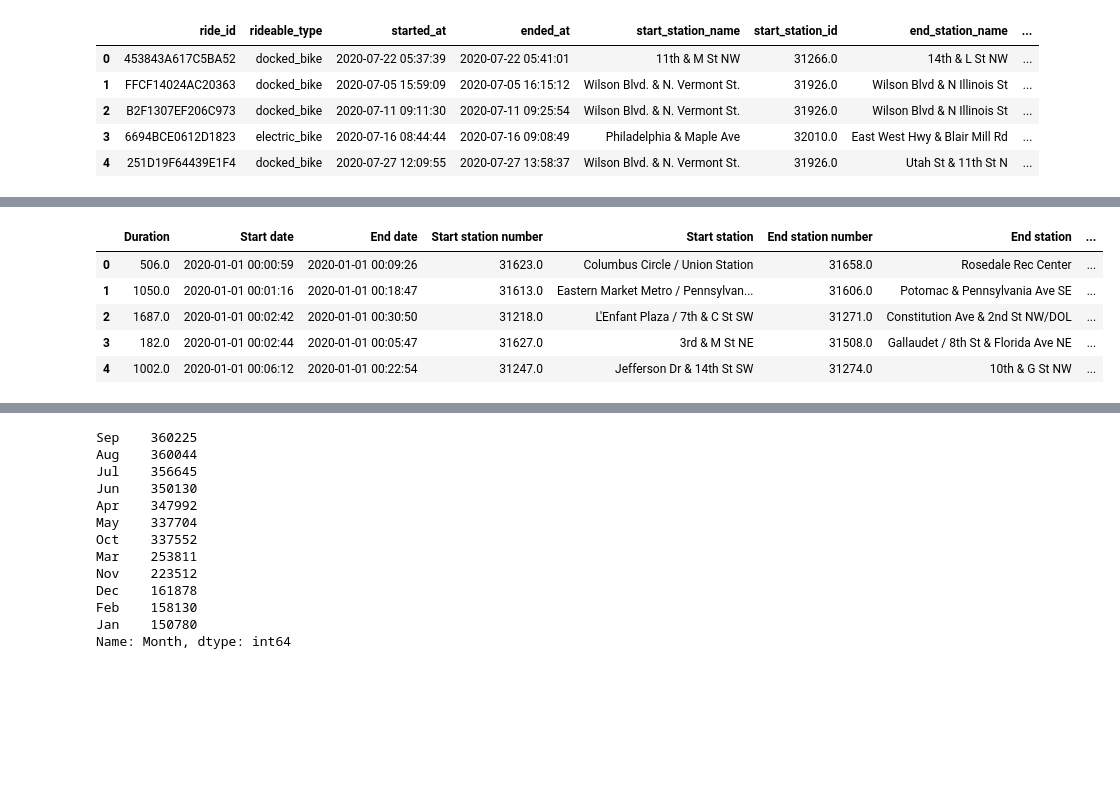
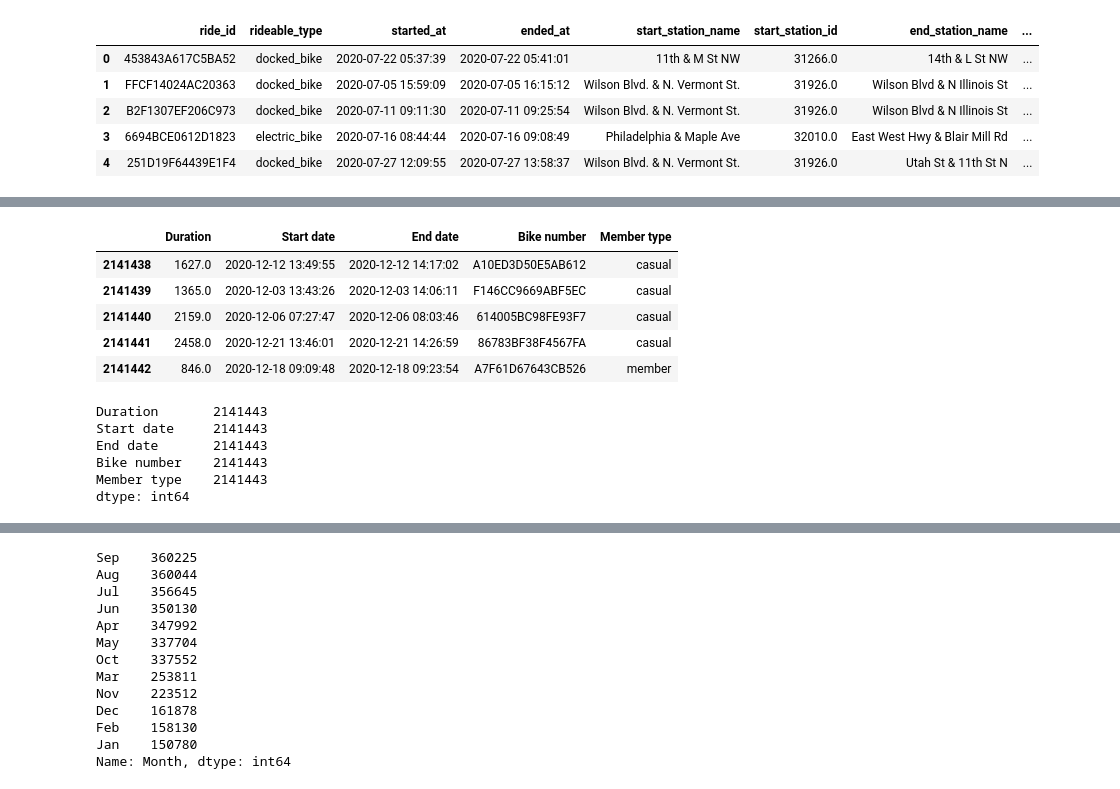
Before and after one commit to digantpatel87/Project1D2, a Jupyter notebook: Code/Project1D2.ipynb, the cells around one changed output, grey strips where cells are left out. Saved outputs shown, nothing was run; the diff lists cells and outputs as text; code cells hidden in the pictures; blank space fills up the shorter version.

Commit message:
Final Clean data Code

```diff
--- a/Code/Project1D2.ipynb
+++ b/Code/Project1D2.ipynb
@@ -192,15 +195,28 @@ memory usage: 36.9+ MB
 # %%
 #---NEW consolidated 2020 dataset
 combined_2020_df = pd.concat([combined_2020_1st_df, combined_2020_2ndcol_df], ignore_index=True)
-combined_2020_df.head()
+combined_2020_df = combined_2020_df.drop(['Start station number','Start station','End station number','End station'], axis = 1)
+combined_2020_df.tail()
 # %% [output]
-|  | Duration | Start date | End date | Start station number | Start station | End station number | End station | ... |
-| 0 | 506.0 | 2020-01-01 00:00:59 | 2020-01-01 00:09:26 | 31623.0 | Columbus Circle / Union Station | 31658.0 | Rosedale Rec Center | ... |
-| 1 | 1050.0 | 2020-01-01 00:01:16 | 2020-01-01 00:18:47 | 31613.0 | Eastern Market Metro / Pennsylvan... | 31606.0 | Potomac & Pennsylvania Ave SE | ... |
-| 2 | 1687.0 | 2020-01-01 00:02:42 | 2020-01-01 00:30:50 | 31218.0 | L'Enfant Plaza / 7th & C St SW | 31271.0 | Constitution Ave & 2nd St NW/DOL | ... |
-| 3 | 182.0 | 2020-01-01 00:02:44 | 2020-01-01 00:05:47 | 31627.0 | 3rd & M St NE | 31508.0 | Gallaudet / 8th St & Florida Ave NE | ... |
-| 4 | 1002.0 | 2020-01-01 00:06:12 | 2020-01-01 00:22:54 | 31247.0 | Jefferson Dr & 14th St SW | 31274.0 | 10th & G St NW | ... |
+|  | Duration | Start date | End date | Bike number | Member type |
+| 2141438 | 1627.0 | 2020-12-12 13:49:55 | 2020-12-12 14:17:02 | A10ED3D50E5AB612 | casual |
+| 2141439 | 1365.0 | 2020-12-03 13:43:26 | 2020-12-03 14:06:11 | F146CC9669ABF5EC | casual |
+| 2141440 | 2159.0 | 2020-12-06 07:27:47 | 2020-12-06 08:03:46 | 614005BC98FE93F7 | casual |
+| 2141441 | 2458.0 | 2020-12-21 13:46:01 | 2020-12-21 14:26:59 | 86783BF38F4567FA | casual |
+| 2141442 | 846.0 | 2020-12-18 09:09:48 | 2020-12-18 09:23:54 | A7F61D67643CB526 | member |
 # %%
 #combined_2020_df.dropna(inplace = True)
 #No clean up needed as count matches
 #combined_2020_df.dropna(inplace = True)
+# %%
+combined_2020_df.count()
+
+
+#combined_2020_df.to_csv('2020Data.csv', index = False)
+# %% [output]
+Duration       2141443
+Start date     2141443
+End date       2141443
+Bike number    2141443
+Member type    2141443
+dtype: int64
```
Also changed, not shown: parts of 7 cells of this notebook.
